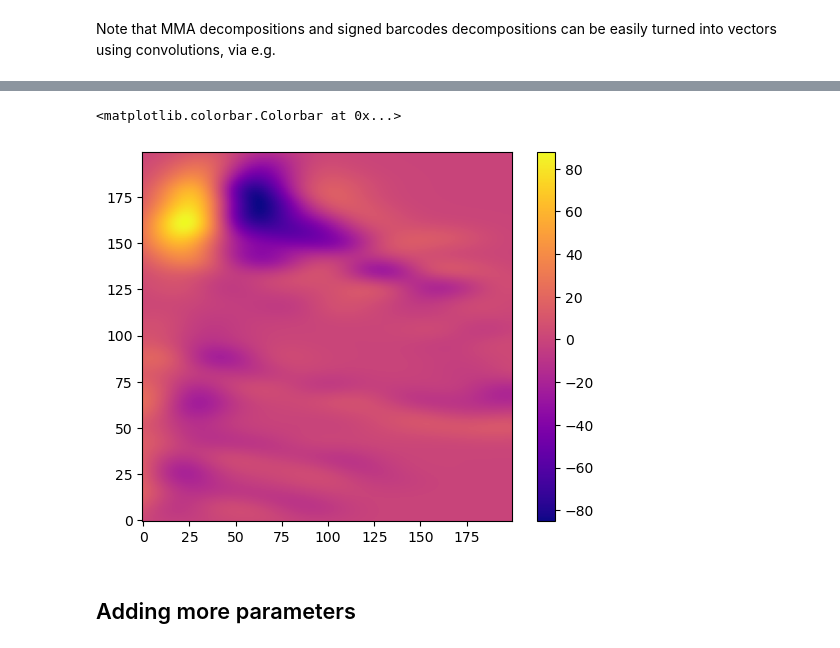
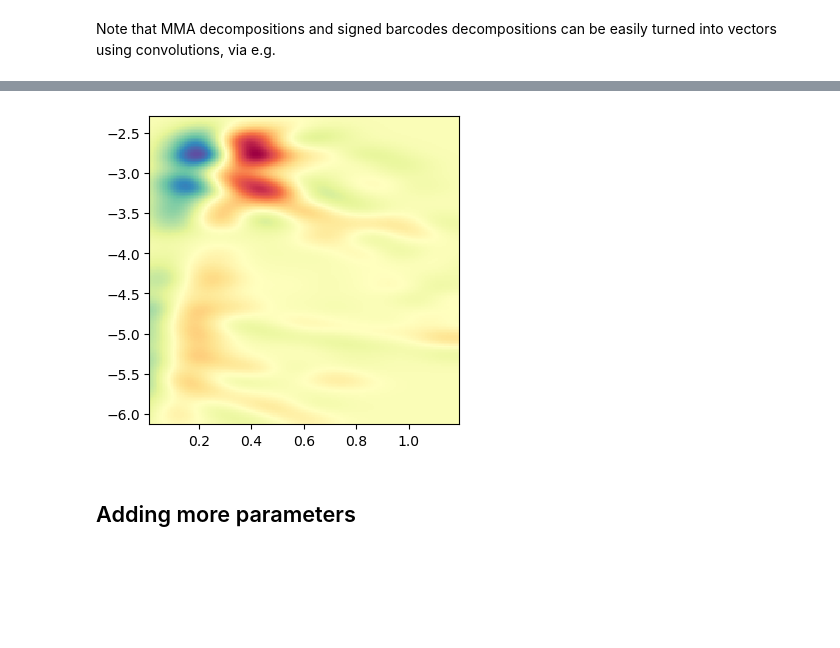
Before and after one commit to DavidLapous/multipers, a Jupyter notebook: tutorial/multipers_introduction.ipynb, the cells around one changed output, grey strips where cells are left out. Drawn from its saved outputs; the diff is of its cells as text; code cells hidden in the pictures; blank space fills up the shorter version.

```diff
--- a/tutorial/multipers_introduction.ipynb
+++ b/tutorial/multipers_introduction.ipynb
@@ -149,17 +149,14 @@ plt.imshow(img_degree0, origin="lower"); plt.show();plt.imshow(img_degree1, orig
 # %%
 img, = mms.SignedMeasure2Convolution(
     resolution=200,
     grid_strategy="regular",
     bandwidth=.1,
     kernel='gaussian',
     backend='pykeops',
+    plot=True,
 ).fit_transform(sm[0])
-
-plt.imshow(img.T, origin="lower", cmap="plasma")
-plt.colorbar()
 # %% [output]
-<matplotlib.colorbar.Colorbar at 0x...>
-[figure, old version]
+[figure, new version]
 # %% [markdown]
 ## Adding more parameters
 # %% [markdown]
```
Also changed, not shown: parts of 13 cells of this notebook, 15 other files.
